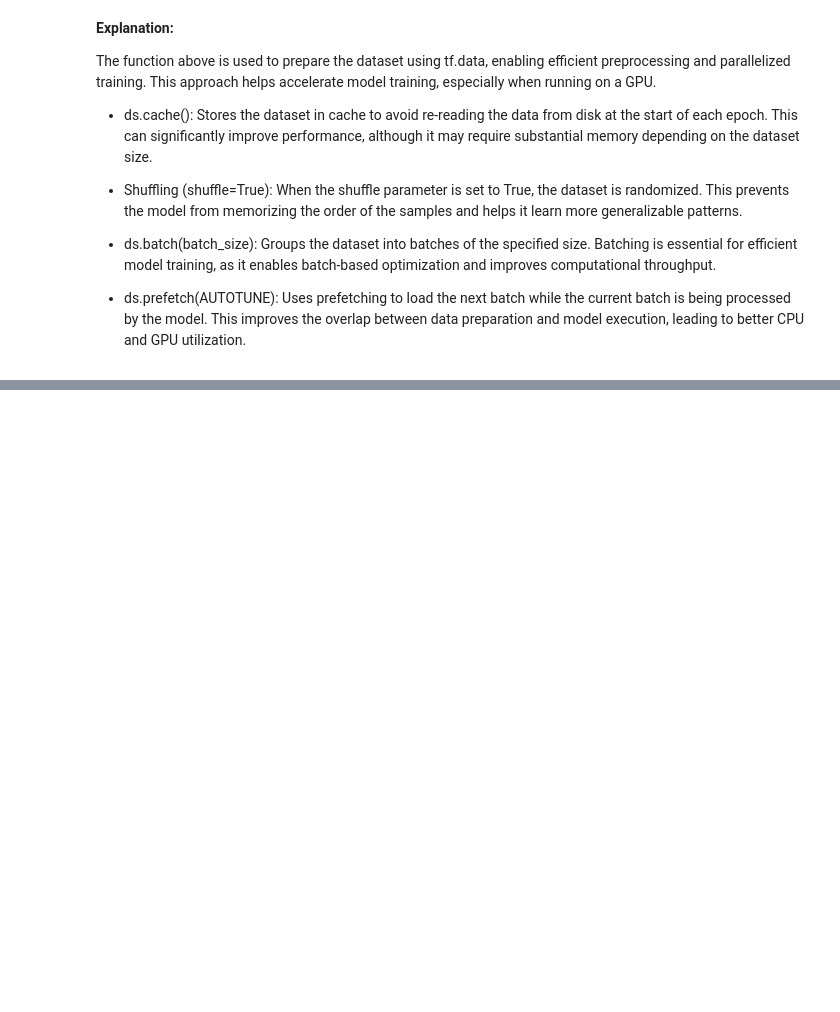
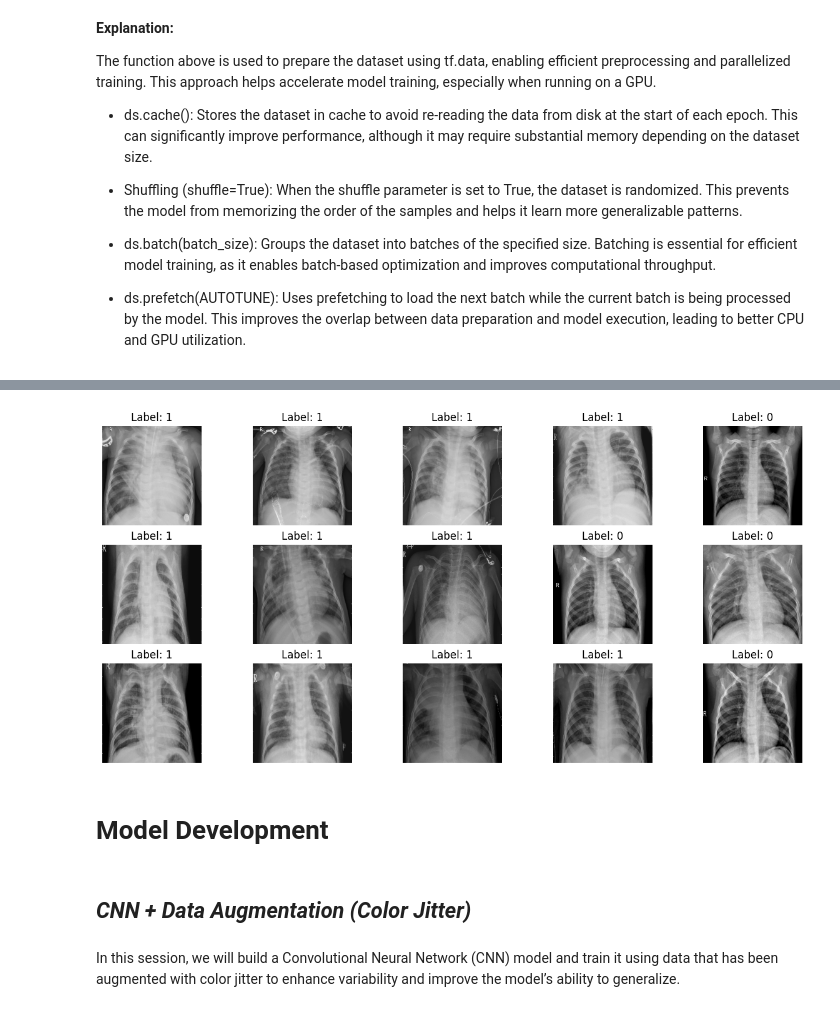
Before and after one commit to Sachin20010517/pneumonet-cnn-classifier, a Jupyter notebook: PneumoNet_Complete_Pipeline.ipynb, the cells around one changed output, grey strips where cells are left out. Cells and saved outputs as stored; diff of their text form; code cells hidden in the pictures; blank space fills up the shorter version.

Commit message:
just started model development

```diff
--- a/PneumoNet_Complete_Pipeline.ipynb
+++ b/PneumoNet_Complete_Pipeline.ipynb
@@ -683,3 +705,9 @@ val_ds = prepare(val_dataset, batch_size, shuffle=False)
 # Create the test dataset
 test_dataset = tf.data.Dataset.from_tensor_slices((test_df['file'].values, test_df['label'].values))
 test_ds = prepare(test_dataset, batch_size, shuffle=False)
+# %%
+# Example iteration through the training dataset
+for images, labels in train_ds.take(1):
+    print(f"Shape of image batch: {images.shape}")
+    print(f"Batch size: {images.shape[0]}")
+    print(f"Labels: {labels}")
@@ -685,0 +720,6 @@ test_ds = prepare(test_dataset, batch_size, shuffle=False)
+# %%
+# Example iteration through the validation dataset
+for images, labels in val_ds.take(1):
+    print(f"Shape of the image batch: {images.shape}")
+    print(f"Batch size: {images.shape[0]}")
+    print(f"Labels: {labels}")
@@ -685,0 +730,4 @@ test_ds = prepare(test_dataset, batch_size, shuffle=False)
+# %%
+# Display the pixel values of the first channel from the first image in the batch
+for images, labels in train_ds.take(1):
+    print(images[0, :, :, 0])
@@ -685,0 +755,13 @@ test_ds = prepare(test_dataset, batch_size, shuffle=False)
+# %%
+# Retrieve a single batch from the training dataset
+for images, labels in train_ds.take(1):
+    # Visualize several images from the first batch
+    plt.figure(figsize=(15, 7))
+    for i in range(15):
+        plt.subplot(3, 5, i + 1)  # Display images in a 3×5 grid
+        # plt.imshow(images[i, :, :, 0], cmap='gray')
+        plt.imshow(images[i])
+        plt.title(f"Label: {labels[i].numpy()}")
+        plt.axis('off')
+    plt.show()
+# %% [output]
@@ -685,0 +783,7 @@ test_ds = prepare(test_dataset, batch_size, shuffle=False)
+[figure, added]
+# %% [markdown]
+# **Model Development**
+# %% [markdown]
+## *CNN + Data Augmentation (Color Jitter)*
+# %% [markdown]
+In this session, we will build a Convolutional Neural Network (CNN) model and train it using data that has been augmented with color jitter to enhance variability and improve the model’s ability to generalize.
```
Also changed, not shown: parts of 33 cells of this notebook.
